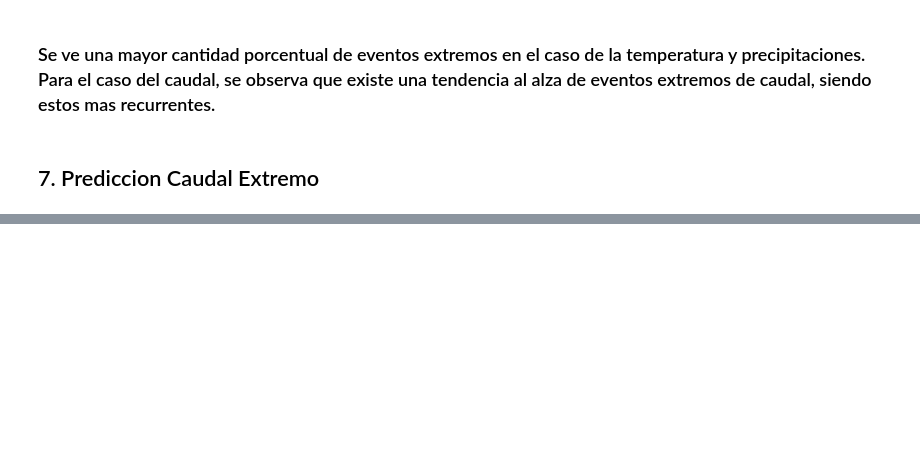
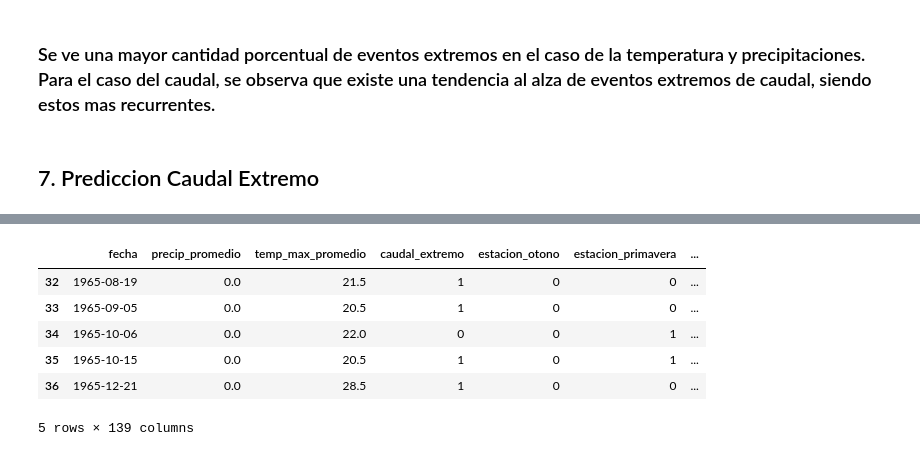
Before and after one commit to sebaturri/desafio, a Jupyter notebook: Desafio_Spike.ipynb, the cells around one changed output, grey strips where cells are left out. Cells and saved outputs as stored; diff of their text form; code cells hidden in the pictures; blank space fills up the shorter version.

```diff
--- a/Desafio_Spike.ipynb
+++ b/Desafio_Spike.ipynb
@@ -334,0 +364,10 @@ df_con_var_extremos_corto.head()
+# %%
+df_sin_null.head()
+# %% [output]
+|  | fecha | precip_promedio | temp_max_promedio | caudal_extremo | estacion_otono | estacion_primavera | ... |
+| 32 | 1965-08-19 | 0.0 | 21.5 | 1 | 0 | 0 | ... |
+| 33 | 1965-09-05 | 0.0 | 20.5 | 1 | 0 | 0 | ... |
+| 34 | 1965-10-06 | 0.0 | 22.0 | 0 | 0 | 1 | ... |
+| 35 | 1965-10-15 | 0.0 | 20.5 | 1 | 0 | 1 | ... |
+| 36 | 1965-12-21 | 0.0 | 28.5 | 1 | 0 | 0 | ... |
+5 rows × 139 columns
```
Also changed, not shown: parts of 30 cells of this notebook.
